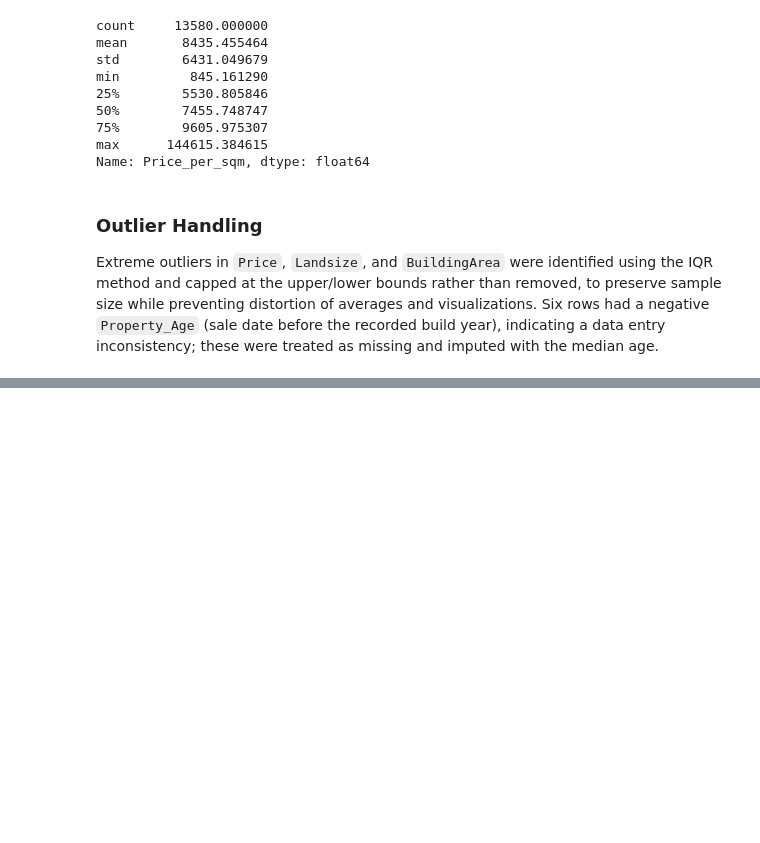
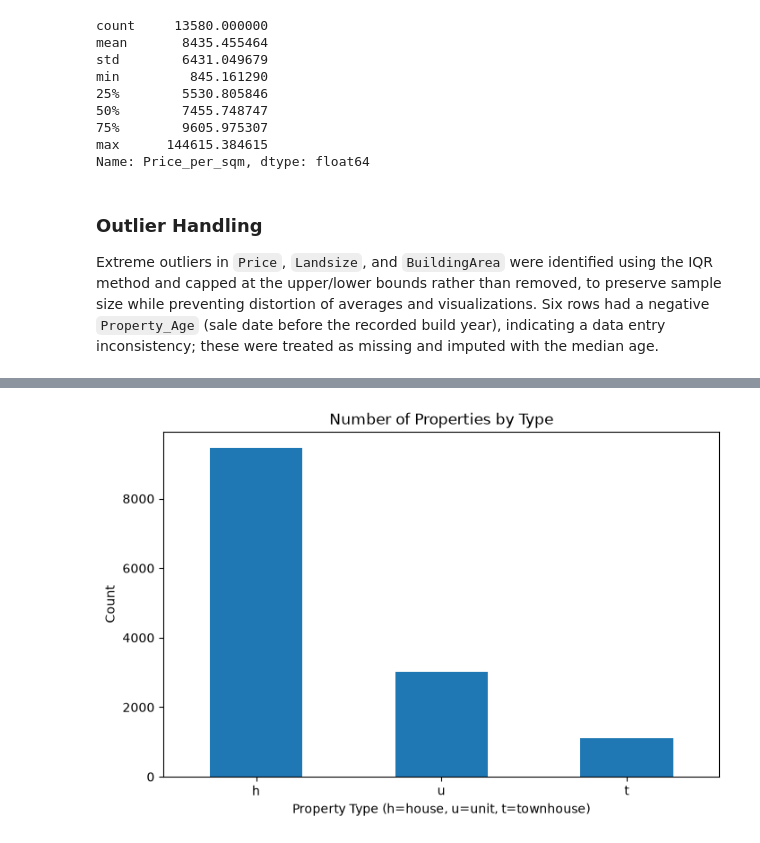
Before and after one commit to juanjosy07/Melbourne-Property-Market-Analysis, a Jupyter notebook: Melbourne Property Market Analysis.ipynb, the cells around one changed output, grey strips where cells are left out. Cells and saved outputs as stored; diff of their text form; code cells hidden in the pictures; blank space fills up the shorter version.

```diff
--- a/Melbourne Property Market Analysis.ipynb
+++ b/Melbourne Property Market Analysis.ipynb
@@ -185,0 +209,10 @@ Extreme outliers in `Price`, `Landsize`, and `BuildingArea` were identified usin
+# %%
+plt.figure(figsize=(8, 5))
+df['Type'].value_counts().plot(kind='bar')
+plt.title('Number of Properties by Type')
+plt.xlabel('Property Type (h=house, u=unit, t=townhouse)')
+plt.ylabel('Count')
+plt.xticks(rotation=0)
+plt.show()
+# %% [output]
+[figure, added]
```
Also changed, not shown: parts of 10 cells of this notebook.
